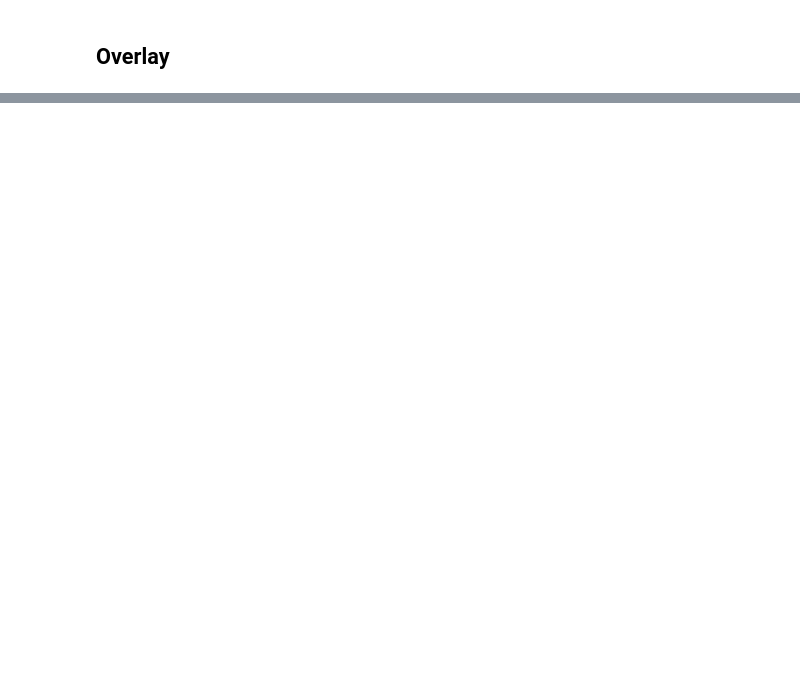
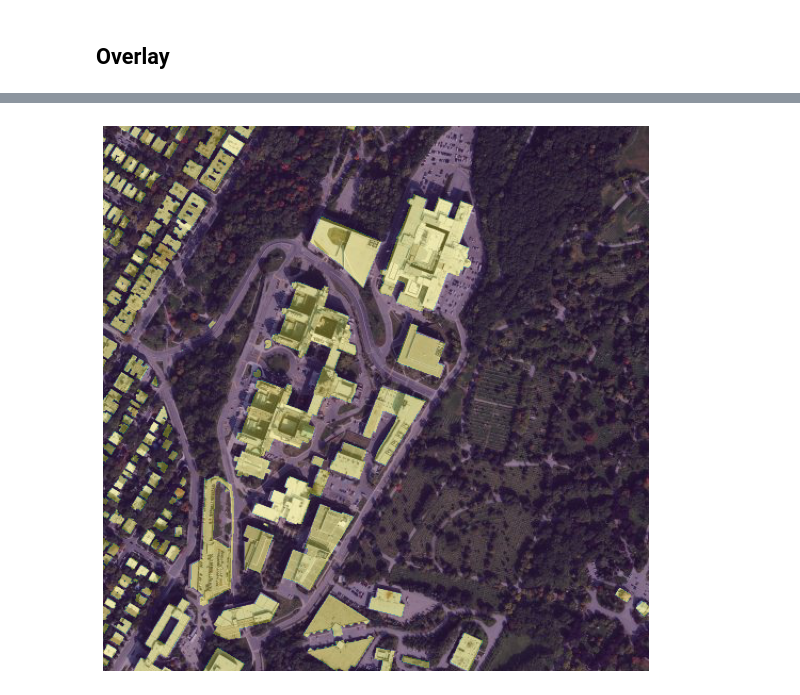
Before and after one commit to ricardodeazambuja/map-annotator, a Jupyter notebook: Getting tiles and masks.ipynb, the cells around one changed output, grey strips where cells are left out. Saved outputs shown, nothing was run; the diff lists cells and outputs as text; code cells hidden in the pictures; blank space fills up the shorter version.

```diff
--- a/Getting tiles and masks.ipynb
+++ b/Getting tiles and masks.ipynb
@@ -130,0 +154,16 @@ axs.set_axis_off()
+# %%
+(west, south, east, north) = (-73.61420262865175, 45.50306391916783, -73.61157406406015, 45.50606413217757)
+
+finaImg = getFusedImg(west, south, east, north, zoomLevel=16, bing_key=BING_KEY)
+# %%
+mask = getMask(west, south, east, north, finaImg.size, tags={"building": True})
+# %%
+fig, axs = plt.subplots(1, 1, figsize=(8,8))
+fig.tight_layout(pad=0)
+axs.imshow(finaImg)
+axs.imshow(mask, alpha=0.3)
+axs.margins(0)
+# axs.margins(x=0,y=0)
+axs.set_axis_off()
+# %% [output]
+[figure, added]
```
Also changed, not shown: parts of 9 cells of this notebook, 1 other file.
